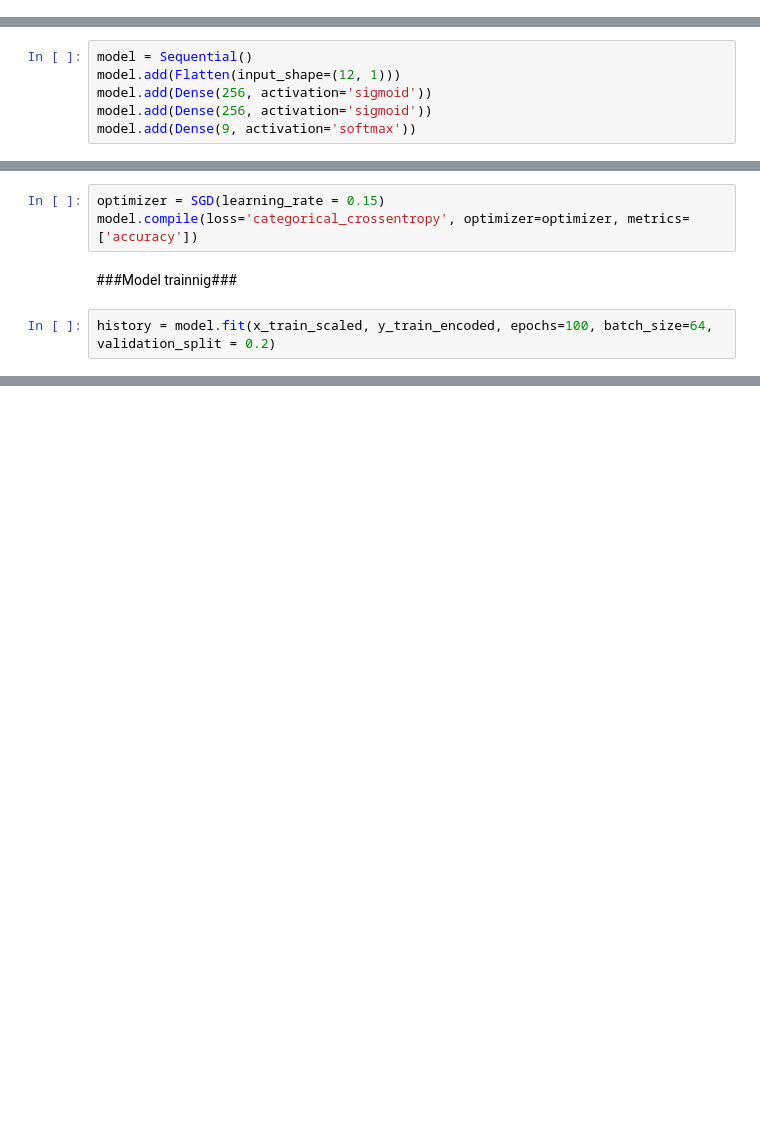
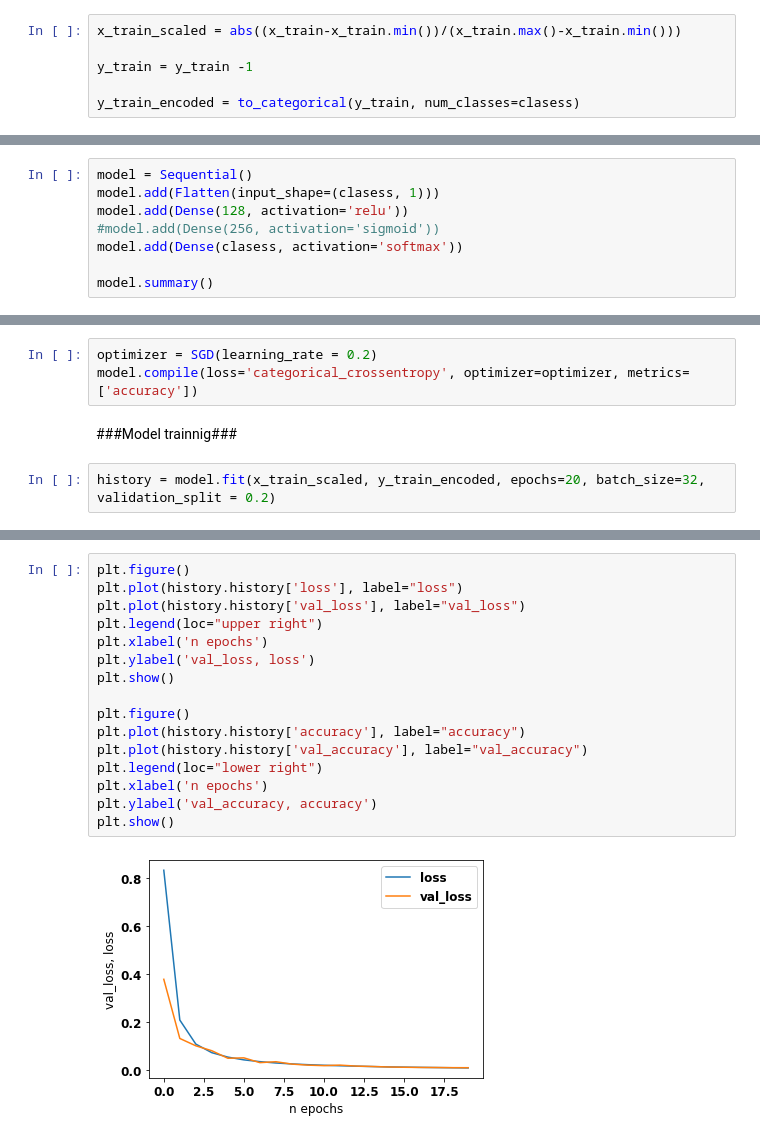
Before and after one commit to TomasKricka/MPA-MLF, a Jupyter notebook: projekt_1/class_wireless_trans.ipynb, the cells around one changed output, grey strips where cells are left out. Drawn from its saved outputs; the diff is of its cells as text; blank space fills up the shorter version.

```diff
--- a/projekt_1/class_wireless_trans.ipynb
+++ b/projekt_1/class_wireless_trans.ipynb
@@ -47,8 +58,16 @@ y_train_encoded = to_categorical(y_train, num_classes=9)
+# %%
+x_train_scaled = abs((x_train-x_train.min())/(x_train.max()-x_train.min()))
+
+y_train = y_train -1
+
+y_train_encoded = to_categorical(y_train, num_classes=clasess)
 # %% [markdown]
 ###Model building###
 # %%
 model = Sequential()
-model.add(Flatten(input_shape=(12, 1)))
-model.add(Dense(256, activation='sigmoid'))
-model.add(Dense(256, activation='sigmoid'))
-model.add(Dense(9, activation='softmax'))
+model.add(Flatten(input_shape=(clasess, 1)))
+model.add(Dense(128, activation='relu'))
+#model.add(Dense(256, activation='sigmoid'))
+model.add(Dense(clasess, activation='softmax'))
+
+model.summary()
@@ -75,8 +90,8 @@ _________________________________________________________________
 # %%
-optimizer = SGD(learning_rate = 0.15)
+optimizer = SGD(learning_rate = 0.2)
 model.compile(loss='categorical_crossentropy', optimizer=optimizer, metrics=['accuracy'])
 # %% [markdown]
 ###Model trainnig###
 # %%
-history = model.fit(x_train_scaled, y_train_encoded, epochs=100, batch_size=64, validation_split = 0.2)
+history = model.fit(x_train_scaled, y_train_encoded, epochs=20, batch_size=32, validation_split = 0.2)
 # %% [output]
@@ -109,0 +158,18 @@ Test accuracy: 30.6640625 %
+# %%
+plt.figure()
+plt.plot(history.history['loss'], label="loss")
+plt.plot(history.history['val_loss'], label="val_loss")
+plt.legend(loc="upper right")
+plt.xlabel('n epochs')
+plt.ylabel('val_loss, loss')
+plt.show()
+
+plt.figure()
+plt.plot(history.history['accuracy'], label="accuracy")
+plt.plot(history.history['val_accuracy'], label="val_accuracy")
+plt.legend(loc="lower right")
+plt.xlabel('n epochs')
+plt.ylabel('val_accuracy, accuracy')
+plt.show()
+# %% [output]
+[figure, added]
```
Also changed, not shown: parts of 12 cells of this notebook.
